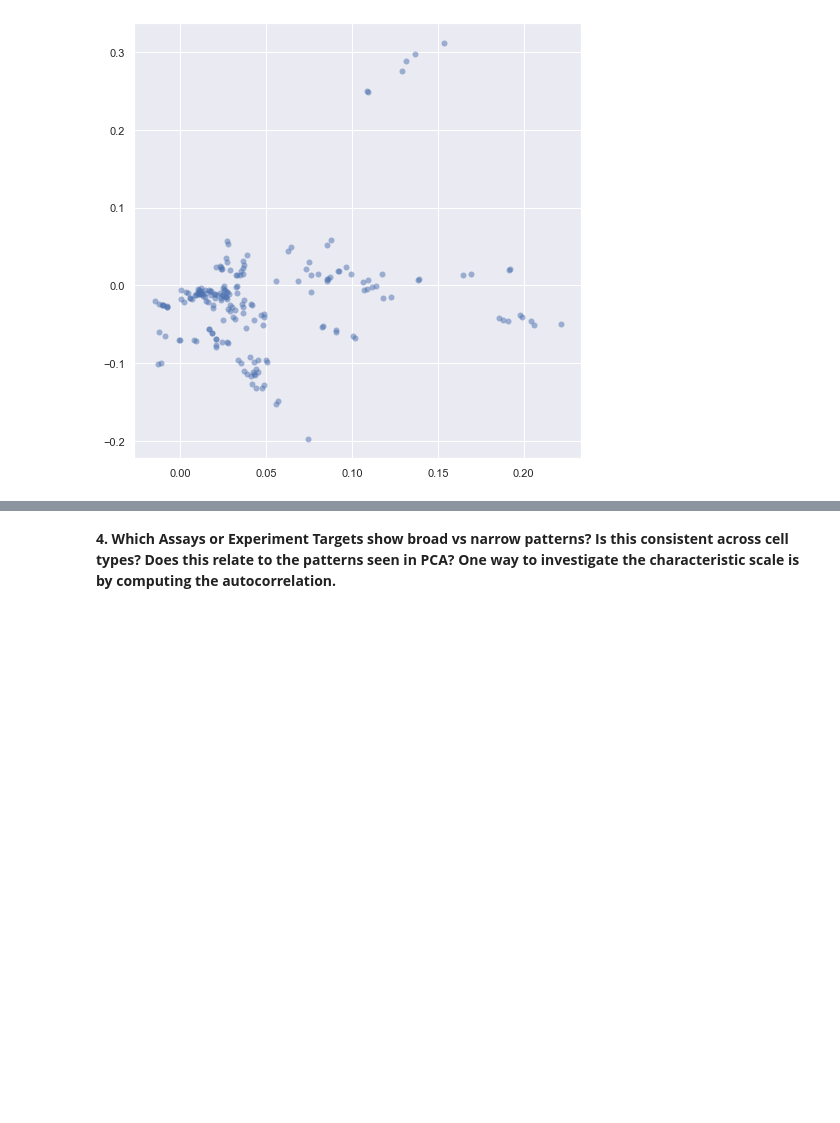
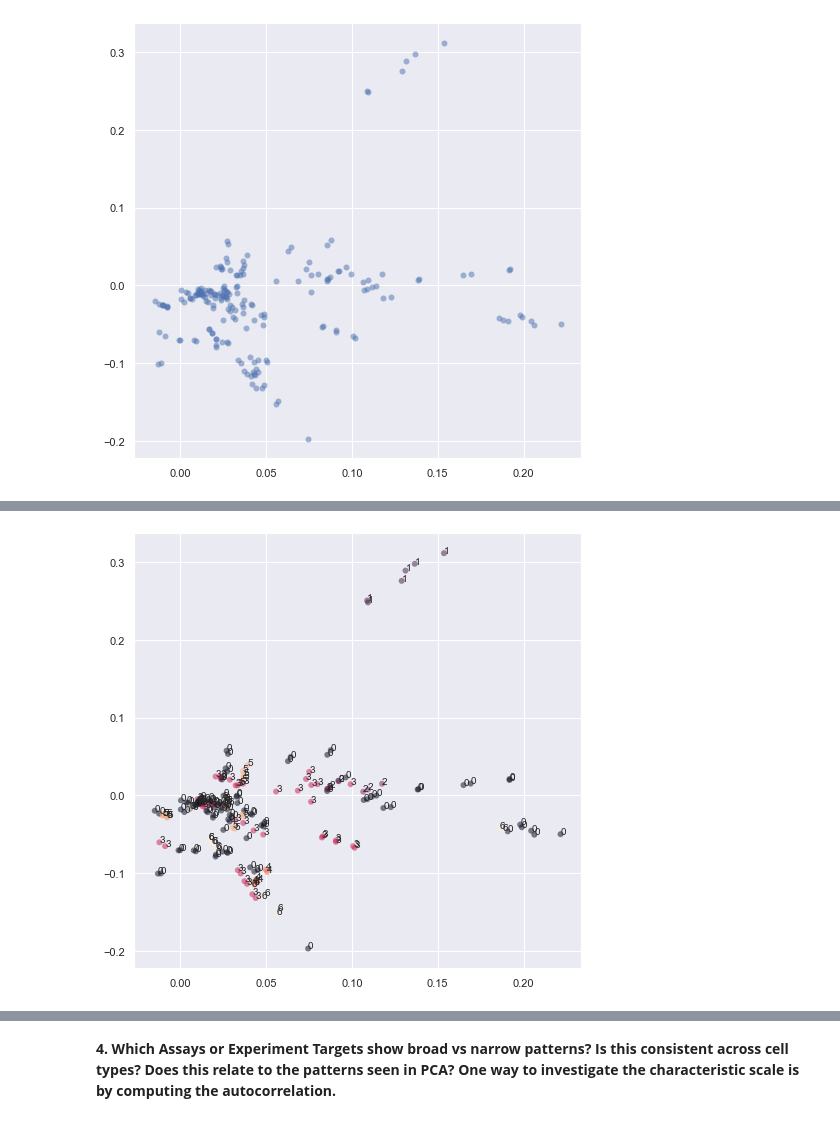
Before and after one commit to Fudenberg-Research-Group/qbio577_fall2022, a Jupyter notebook: encode-bigwig-eda.ipynb, the cells around one changed output, grey strips where cells are left out. Drawn from its saved outputs; the diff is of its cells as text; code cells hidden in the pictures; blank space fills up the shorter version.

```diff
--- a/encode-bigwig-eda.ipynb
+++ b/encode-bigwig-eda.ipynb
@@ -160,0 +185,4 @@ AttributeError: 'PCA' object has no attribute 'feature_names_in_'
+# %%
+plot_pca(pca,bigwig_metadata=bigwig_metadata,metadata_label_column="Audit ERROR")
+# %% [output]
+[figure, added]
```
Also changed, not shown: parts of 12 cells of this notebook.
